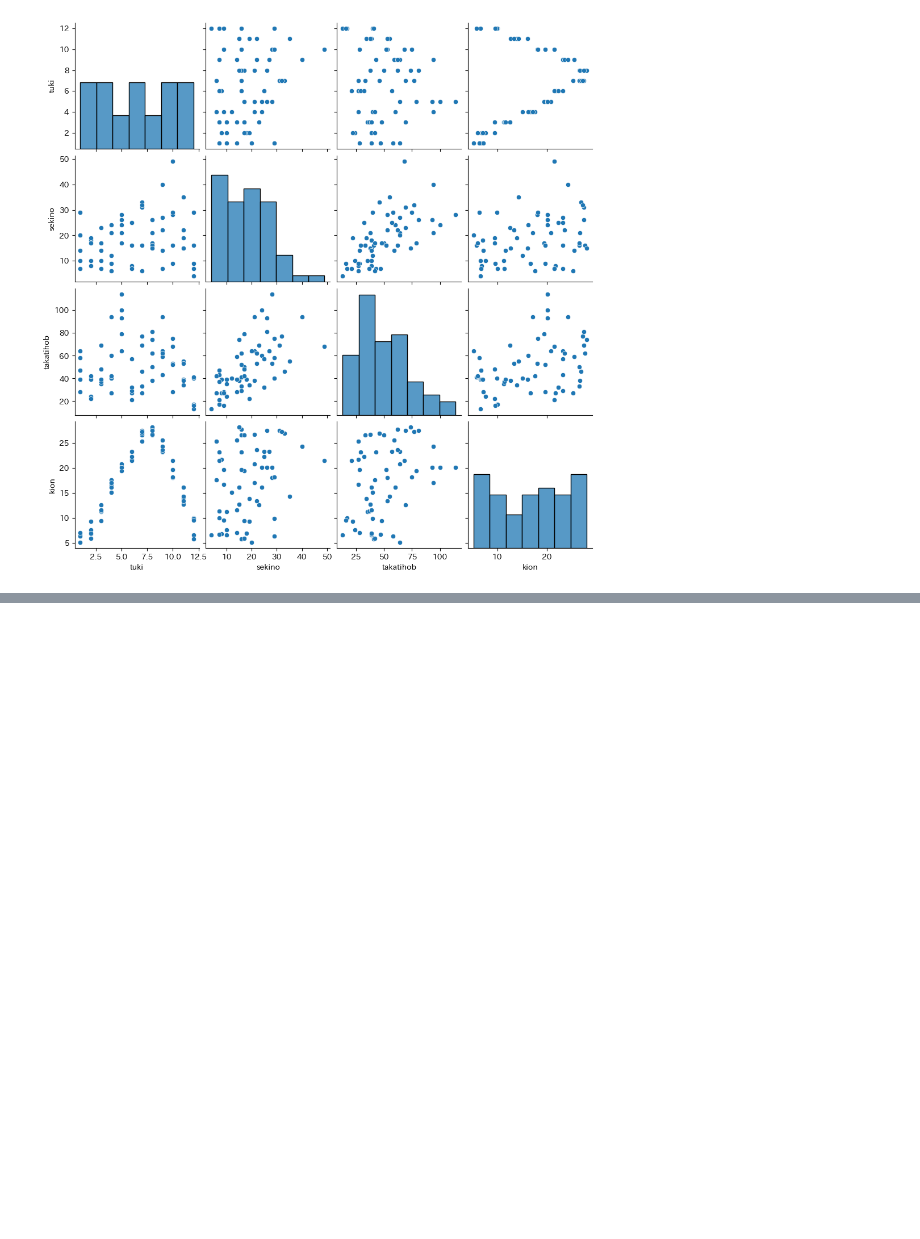
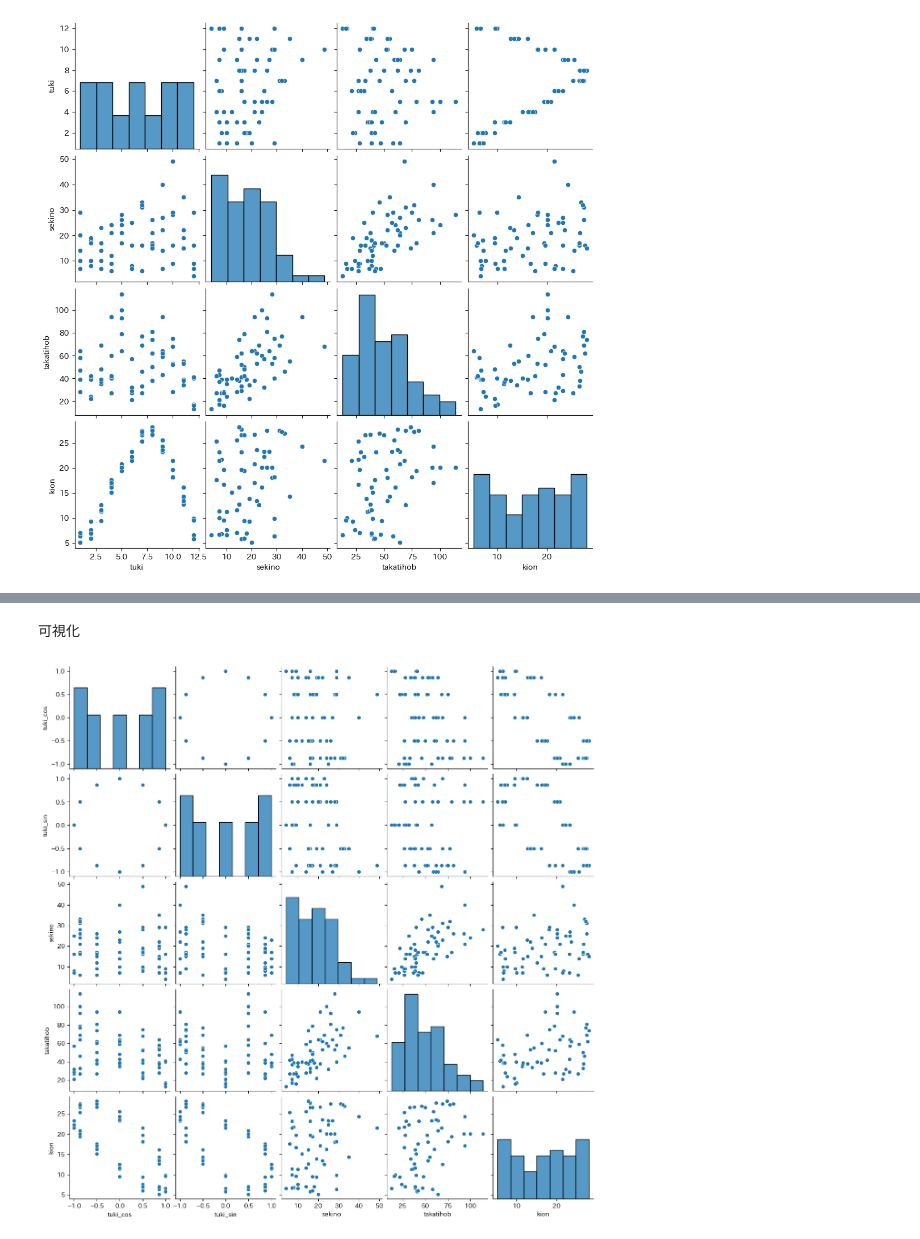
Before and after one commit to okana2ki/hotel-analysis, a Jupyter notebook: search_trend2.ipynb, the cells around one changed output, grey strips where cells are left out. Drawn from its saved outputs; the diff is of its cells as text; code cells hidden in the pictures; blank space fills up the shorter version.

Commit message:
Colaboratory を使用して作成しました

```diff
--- a/search_trend2.ipynb
+++ b/search_trend2.ipynb
@@ -344,0 +379,17 @@ plt.show()
+# %%
+import numpy as np
+import pandas as pd
+
+# CSVファイルを読み込む
+file_path = '/content/drive/MyDrive/Colab_files/sekitotaka2.csv'
+data = pd.read_csv(file_path)
+
+# 'tuki_cos'と'tuki_sin'を計算し、dataにこの2列を追加
+data['tuki_cos'] = np.cos(2 * np.pi * data['tuki'] / 12)
+data['tuki_sin'] = np.sin(2 * np.pi * data['tuki'] / 12)
+
+# 更新されたデータフレームを新しいCSVファイルに保存
+updated_file_path = '/content/drive/MyDrive/Colab_files/updated_sekitotaka2.csv'
+data.to_csv(updated_file_path, index=False)
+
+data.head()
@@ -344,0 +403,16 @@ plt.show()
+# %% [markdown]
+可視化
+# %%
+import seaborn as sns
+import matplotlib.pyplot as plt
+
+# Selecting the relevant columns for the scatter plot matrix
+columns_to_plot = data[['tuki_cos', 'tuki_sin', 'sekino', 'takatihob', 'kion']]
+
+# Create a pairplot (scatter plot matrix) for the selected columns
+sns.pairplot(columns_to_plot)
+
+# Show the plot
+plt.show()
+# %% [output]
+[figure, added]
```
Also changed, not shown: parts of 16 cells of this notebook.
